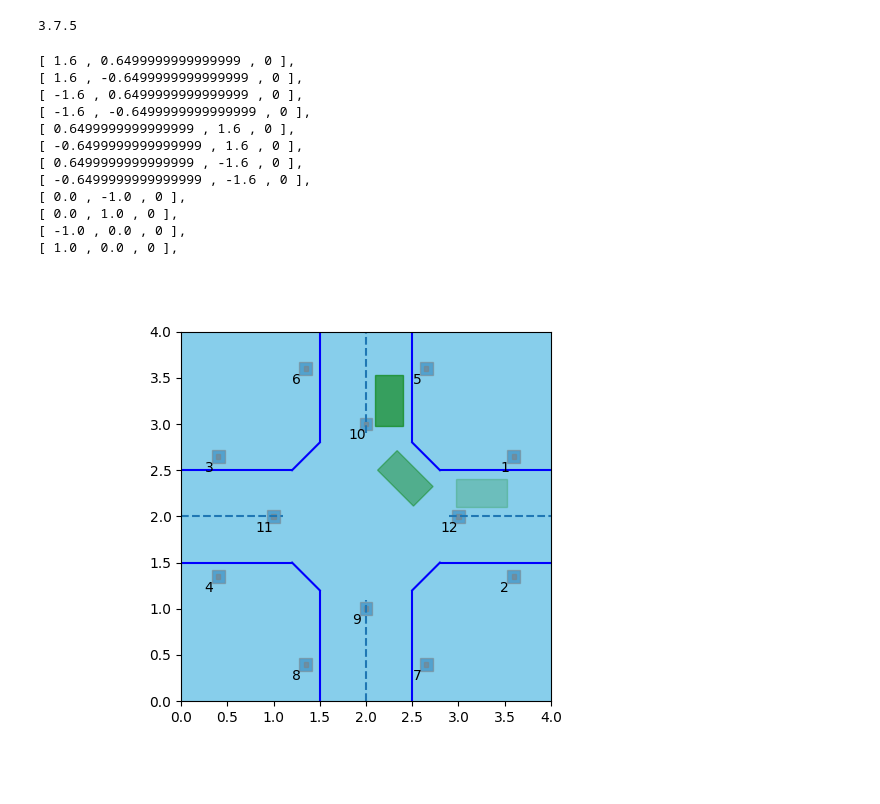
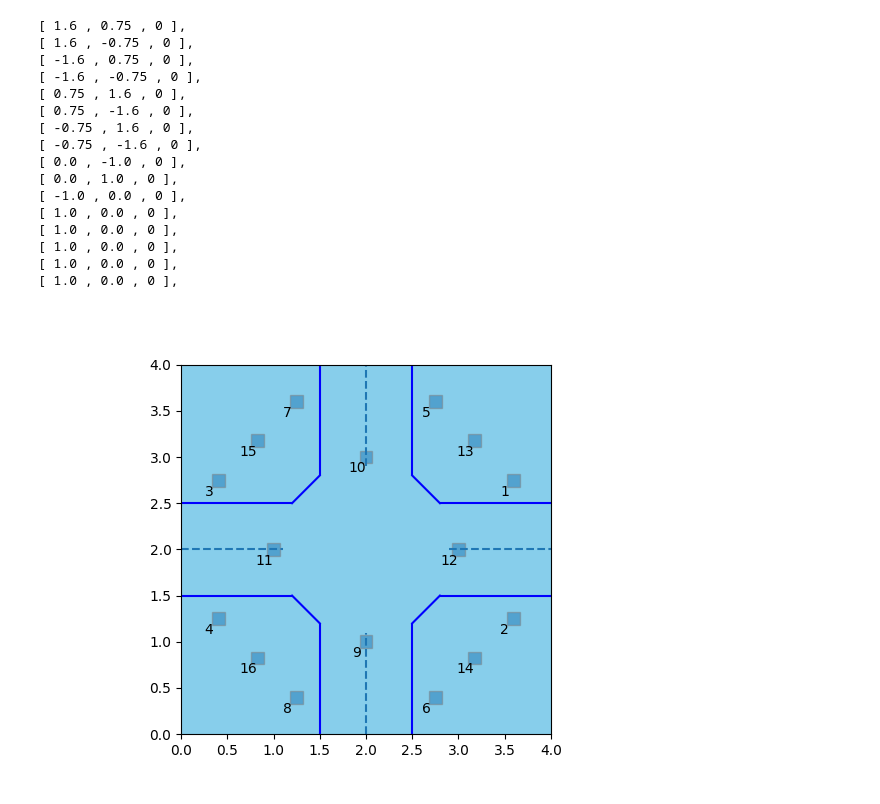
Before and after one commit to Annika-wyt/annika, a Jupyter notebook: simulation_script/mapDrawing.ipynb, the cells around one changed output. Cells and saved outputs as stored; diff of their text form; code cells hidden in the pictures.

```diff
--- a/simulation_script/mapDrawing.ipynb
+++ b/simulation_script/mapDrawing.ipynb
@@ -2,11 +2,6 @@
 import matplotlib.pyplot as plt
 import matplotlib.patches as patches
 import numpy as np
-# %%
-import matplotlib
-print(matplotlib.__version__)
-# %% [output]
-3.7.5
 # %%
 %matplotlib widget
 fig, ax = plt.subplots()
@@ -38,57 +33,68 @@ ax.plot((1.5, 1.2), (2.8,2.5), linestyle='-', color='blue')
 ax.hlines(width/2, width/2 + 0.5 + dotted_line_skrink, width, linestyles="dashed")
 ax.vlines(width/2, width/2 + 0.5 + dotted_line_skrink, width, linestyles="dashed")
 ax.hlines(width/2, 0.0, width/2 - 0.5 - dotted_line_skrink, linestyles="dashed")
 ax.vlines(width/2, 0.0, width/2 - 0.5 - dotted_line_skrink, linestyles="dashed")
 
 ax.set_xlim(0.0, width)
 ax.set_ylim(0.0, width)
 # ax.set_xlabel("meter")
 # ax.set_ylabel("meter")
 ax.fill_between(x, t, color='skyblue', alpha=1)  # Adjust alpha for transparency
-centers = [(3.2 + 0.4 , 3.0 - 0.35),
-           (3.2 + 0.4 , 1.0 + 0.35),
-           (0.8 - 0.4, 3.0 - 0.35),
-           (0.8 - 0.4, 1.0 + 0.35),
-           (3.0 - 0.35, 3.2 + 0.4),
-           (1.0 + 0.35, 3.2 + 0.4),
-           (3.0 - 0.35, 0.8 - 0.4),
-           (1.0 + 0.35, 0.8 - 0.4),
+centers = [(3.2 + 0.4 , 3.0 - 0.25),
+           (3.2 + 0.4 , 1.0 + 0.25),
+           (0.8 - 0.4, 3.0 -  0.25),
+           (0.8 - 0.4, 1.0 +  0.25),
+           (3.0 - 0.25, 3.2 + 0.4),
+           (3.0 - 0.25, 0.8 - 0.4),
+           (1.0 + 0.25, 3.2 + 0.4),
+           (1.0 + 0.25, 0.8 - 0.4),
 
            (width/2, width/2 - 1.0),
            (width/2, width/2 + 1.0),
            (width/2 - 1.0, width/2),
            (width/2 + 1.0, width/2)]
 dimension = 0.14
-small_dimension = 0.05
 for idx, center in enumerate(centers):
     rect = patches.Rectangle((center[0] - dimension/2, center[1] - dimension/2), dimension, dimension, rotation_point="xy",linewidth=1, edgecolor='grey', facecolor=None, alpha=0.5)
     ax.add_patch(rect)
-    rect = patches.Rectangle((center[0] - small_dimension/2, center[1] - small_dimension/2), small_dimension, small_dimension, rotation_point="xy",linewidth=1, edgecolor='grey', facecolor="grey", alpha=0.5)
-    ax.add_patch(rect)
     ax.text(center[0]-0.1, center[1]-0.2, idx+1, color='black', ha='center', va='bottom')
     print("[", center[0]-2.0, ",", center[1]-2.0, ",", 0, "],")
-svea_dimension = (0.55, 0.3)
-rect = patches.Rectangle((3.25 - svea_dimension[0]/2, 2.25 - svea_dimension[1]/2), svea_dimension[0], svea_dimension[1], rotation_point="xy",linewidth=1, edgecolor='green', facecolor="green", alpha=0.2)
-ax.add_patch(rect)
-rect = patches.Rectangle((2.4 - svea_dimension[0]/2, 2.65 - svea_dimension[1]/2), svea_dimension[0], svea_dimension[1], angle=-45, rotation_point="xy",linewidth=1, edgecolor='green', facecolor="green", alpha=0.4)
-ax.add_patch(rect)
-rect = patches.Rectangle((2.25 - svea_dimension[1]/2, 3.25 - svea_dimension[0]/2), svea_dimension[1], svea_dimension[0], rotation_point="xy",linewidth=1, edgecolor='green', facecolor="green", alpha=0.6)
-ax.add_patch(rect)
+
+for i in range(0,4):
+    idx = idx+1
+    centerx = (centers[i][0] + centers[i+4][0])/2
+    centery = (centers[i][1] + centers[i+4][1])/2
+    rect = patches.Rectangle((centerx - dimension/2, centery - dimension/2), dimension, dimension, rotation_point="xy",linewidth=1, edgecolor='grey', facecolor=None, alpha=0.5)
+    ax.add_patch(rect)
+    ax.text(centerx-0.1, centery-0.2, idx+1, color='black', ha='center', va='bottom')
+    print("[", center[0]-2.0, ",", center[1]-2.0, ",", 0, "],")
+
+# svea_dimension = (0.55, 0.3)
+# rect = patches.Rectangle((3.25 - svea_dimension[0]/2, 2.25 - svea_dimension[1]/2), svea_dimension[0], svea_dimension[1], rotation_point="xy",linewidth=1, edgecolor='green', facecolor="green", alpha=0.2)
+# ax.add_patch(rect)
+# rect = patches.Rectangle((2.4 - svea_dimension[0]/2, 2.65 - svea_dimension[1]/2), svea_dimension[0], svea_dimension[1], angle=-45, rotation_point="xy",linewidth=1, edgecolor='green', facecolor="green", alpha=0.4)
+# ax.add_patch(rect)
+# rect = patches.Rectangle((2.25 - svea_dimension[1]/2, 3.25 - svea_dimension[0]/2), svea_dimension[1], svea_dimension[0], rotation_point="xy",linewidth=1, edgecolor='green', facecolor="green", alpha=0.6)
+# ax.add_patch(rect)
 # Add labels and show the plot
 ax.set_aspect('equal', adjustable='box')
 
 plt.show()
 # %% [output]
-[ 1.6 , 0.6499999999999999 , 0 ],
-[ 1.6 , -0.6499999999999999 , 0 ],
-[ -1.6 , 0.6499999999999999 , 0 ],
-[ -1.6 , -0.6499999999999999 , 0 ],
-[ 0.6499999999999999 , 1.6 , 0 ],
-[ -0.6499999999999999 , 1.6 , 0 ],
-[ 0.6499999999999999 , -1.6 , 0 ],
-[ -0.6499999999999999 , -1.6 , 0 ],
+[ 1.6 , 0.75 , 0 ],
+[ 1.6 , -0.75 , 0 ],
+[ -1.6 , 0.75 , 0 ],
+[ -1.6 , -0.75 , 0 ],
+[ 0.75 , 1.6 , 0 ],
+[ 0.75 , -1.6 , 0 ],
+[ -0.75 , 1.6 , 0 ],
+[ -0.75 , -1.6 , 0 ],
 [ 0.0 , -1.0 , 0 ],
 [ 0.0 , 1.0 , 0 ],
 [ -1.0 , 0.0 , 0 ],
 [ 1.0 , 0.0 , 0 ],
+[ 1.0 , 0.0 , 0 ],
+[ 1.0 , 0.0 , 0 ],
+[ 1.0 , 0.0 , 0 ],
+[ 1.0 , 0.0 , 0 ],
-[figure, old version]
+[figure, new version]
```
Also changed, not shown: 4 other files.
